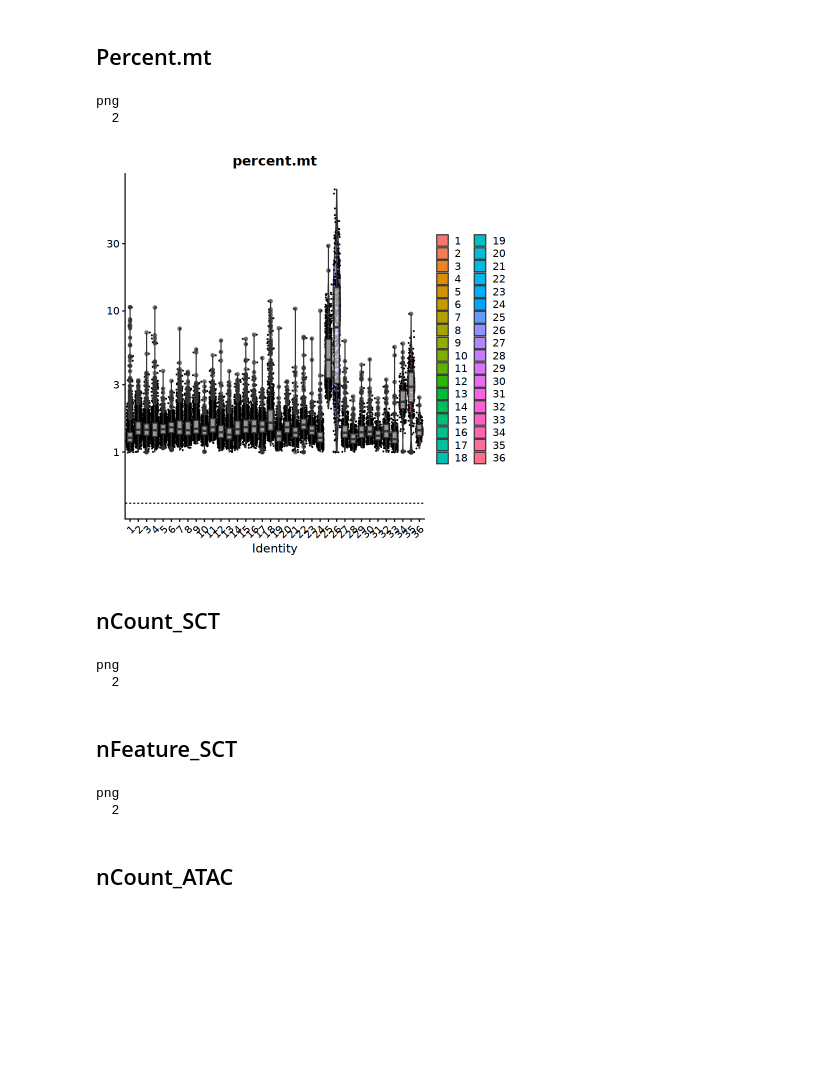
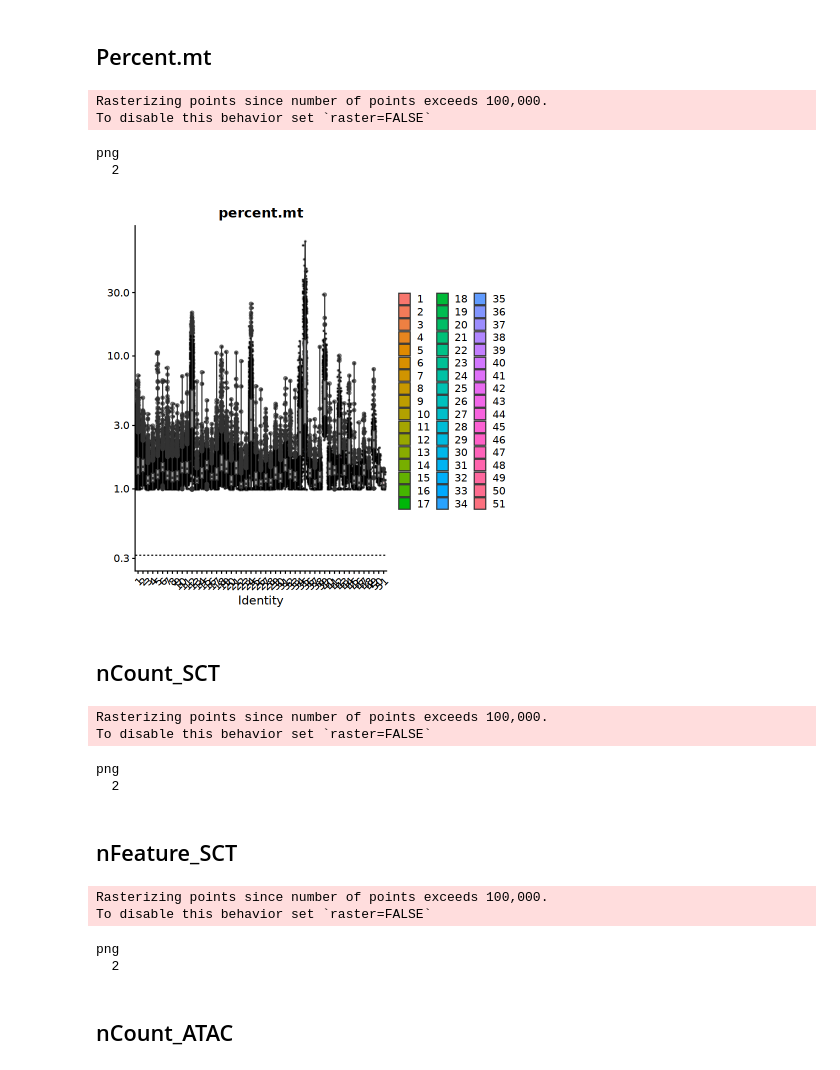
Before and after one commit to manueltar/Multiome_complete_processing, a Jupyter notebook: Jupyter_notebooks/Final_QC_in_the_merged_object.ipynb, the cells around one changed output. Cells and saved outputs as stored; diff of their text form; code cells hidden in the pictures; blank space fills up the shorter version.

```diff
--- a/Jupyter_notebooks/Final_QC_in_the_merged_object.ipynb
+++ b/Jupyter_notebooks/Final_QC_in_the_merged_object.ipynb
@@ -109,5 +59,5 @@ setwd("/group/soranzo/manuel.tardaguila/2025_hESC_MK_multiome/processing_outputs
 # %%
-adata<-readRDS(file="merged_unprocessed.rds")
+adata<-readRDS(file="merged_unprocessed_db_filt_clustered.rds")
 # %% [markdown]
 ## Check initial metadata
 # %%
@@ -529,7 +89,7 @@ adata2<-readRDS(file="merged_unprocessed_db_filt_clustered.rds")
 # %% [markdown]
 # Graphs of clusterization
 # %%
- path_graphs = paste("/group/soranzo/manuel.tardaguila/2025_hESC_MK_multiome/processing_outputs/",'graphs','/',sep='')
+ path_graphs = paste("/group/soranzo/manuel.tardaguila/2025_hESC_lymph_multiome/Multiome/processing_outputs/",'graphs','/',sep='')
 
   if (file.exists(path_graphs)){
 
@@ -681,46 +266,52 @@ png
 # %% [markdown]
 ## Percent.mt
 # %%
-p10 <- VlnPlot(adata2, features='percent.mt', group.by='seurat_clusters', log=TRUE) + geom_boxplot(width=.6, fill='white', alpha=.6) + geom_hline(yintercept=median(adata2$percent.mt), linetype='dashed')
+p10 <- VlnPlot(adata, features='percent.mt', group.by='seurat_clusters', log=TRUE) + geom_boxplot(width=.6, fill='white', alpha=.6) + geom_hline(yintercept=median(adata$percent.mt), linetype='dashed')
 
 
 p10
 setwd(path_graphs)
-png(file='Vln_percent.mt.png', width =1000, height = 500)
+png(file='Vln_percent.mt.png', width =2000, height = 500)
 p10
 dev.off()
 # %% [output]
-png
-  2
+Rasterizing points since number of points exceeds 100,000.
+To disable this behavior set `raster=FALSE`
+png
+  2
-[figure, old version]
+[figure, new version]
 # %% [markdown]
 ## nCount_SCT
 # %%
-p10 <- VlnPlot(adata2, features='nCount_SCT', group.by='seurat_clusters', log=TRUE) + geom_boxplot(width=.6, fill='white', alpha=.6) + geom_hline(yintercept=median(adata2$nCount_SCT), linetype='dashed')
+p10 <- VlnPlot(adata, features='nCount_SCT', group.by='seurat_clusters', log=TRUE) + geom_boxplot(width=.6, fill='white', alpha=.6) + geom_hline(yintercept=median(adata$nCount_SCT), linetype='dashed')
 
 
 
 setwd(path_graphs)
-png(file='Vln_nCount_SCT.png', width =1000, height = 500)
+png(file='Vln_nCount_SCT.png', width =2000, height = 500)
 p10
 dev.off()
 # %% [output]
-png
-  2
+Rasterizing points since number of points exceeds 100,000.
+To disable this behavior set `raster=FALSE`
+png
+  2
 # %% [markdown]
 ## nFeature_SCT
 # %%
-p10 <- VlnPlot(adata2, features='nFeature_SCT', group.by='seurat_clusters', log=TRUE) + geom_boxplot(width=.6, fill='white', alpha=.6) + geom_hline(yintercept=median(adata2$nFeature_SCT), linetype='dashed')
+p10 <- VlnPlot(adata, features='nFeature_SCT', group.by='seurat_clusters', log=TRUE) + geom_boxplot(width=.6, fill='white', alpha=.6) + geom_hline(yintercept=median(adata$nFeature_SCT), linetype='dashed')
 
 
 
 setwd(path_graphs)
-png(file='Vln_nFeature_SCT.png', width =1000, height = 500)
+png(file='Vln_nFeature_SCT.png', width =2000, height = 500)
 p10
 dev.off()
 # %% [output]
-png
-  2
+Rasterizing points since number of points exceeds 100,000.
+To disable this behavior set `raster=FALSE`
+png
+  2
 # %% [markdown]
 ## nCount_ATAC
 # %%
```
Also changed, not shown: parts of 142 cells of this notebook, 4 other files.
